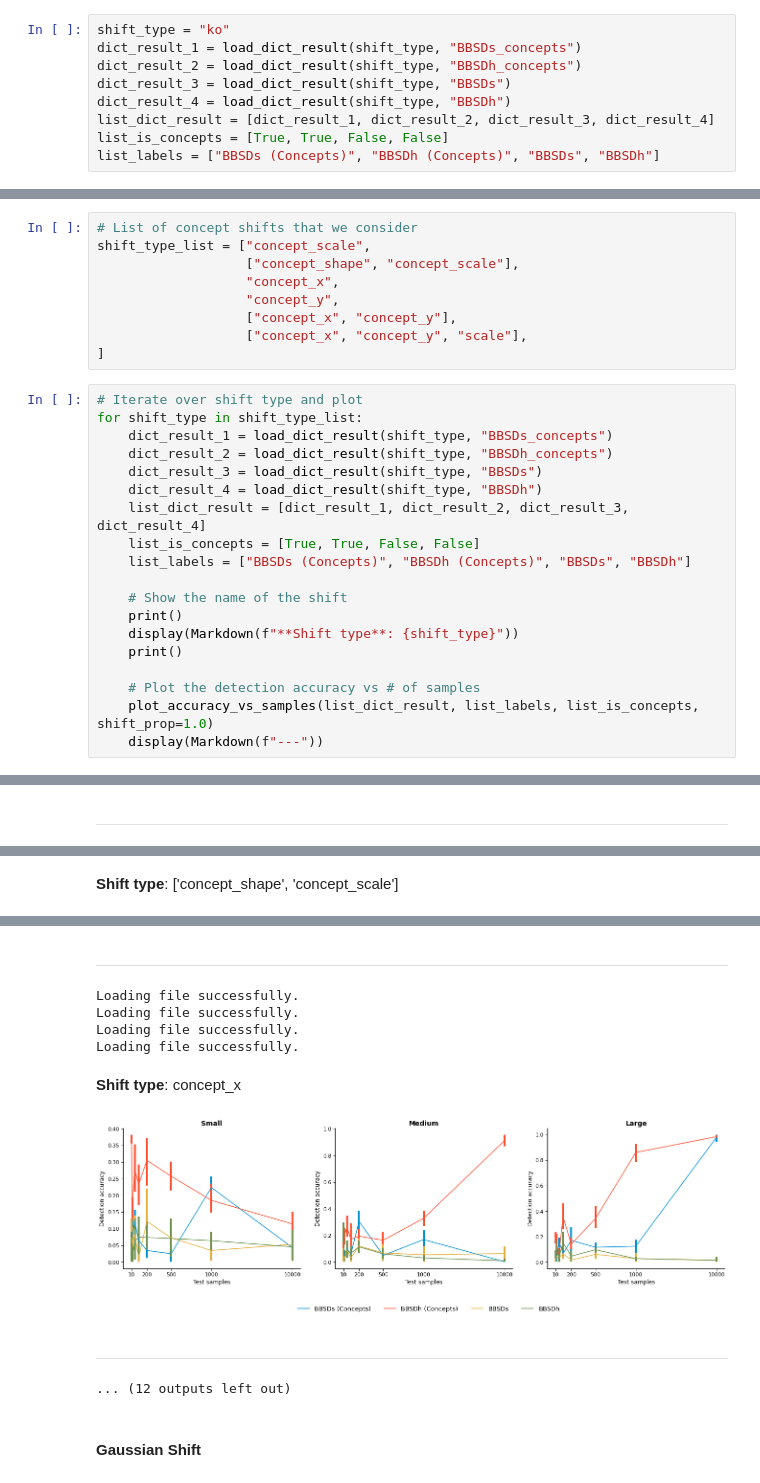
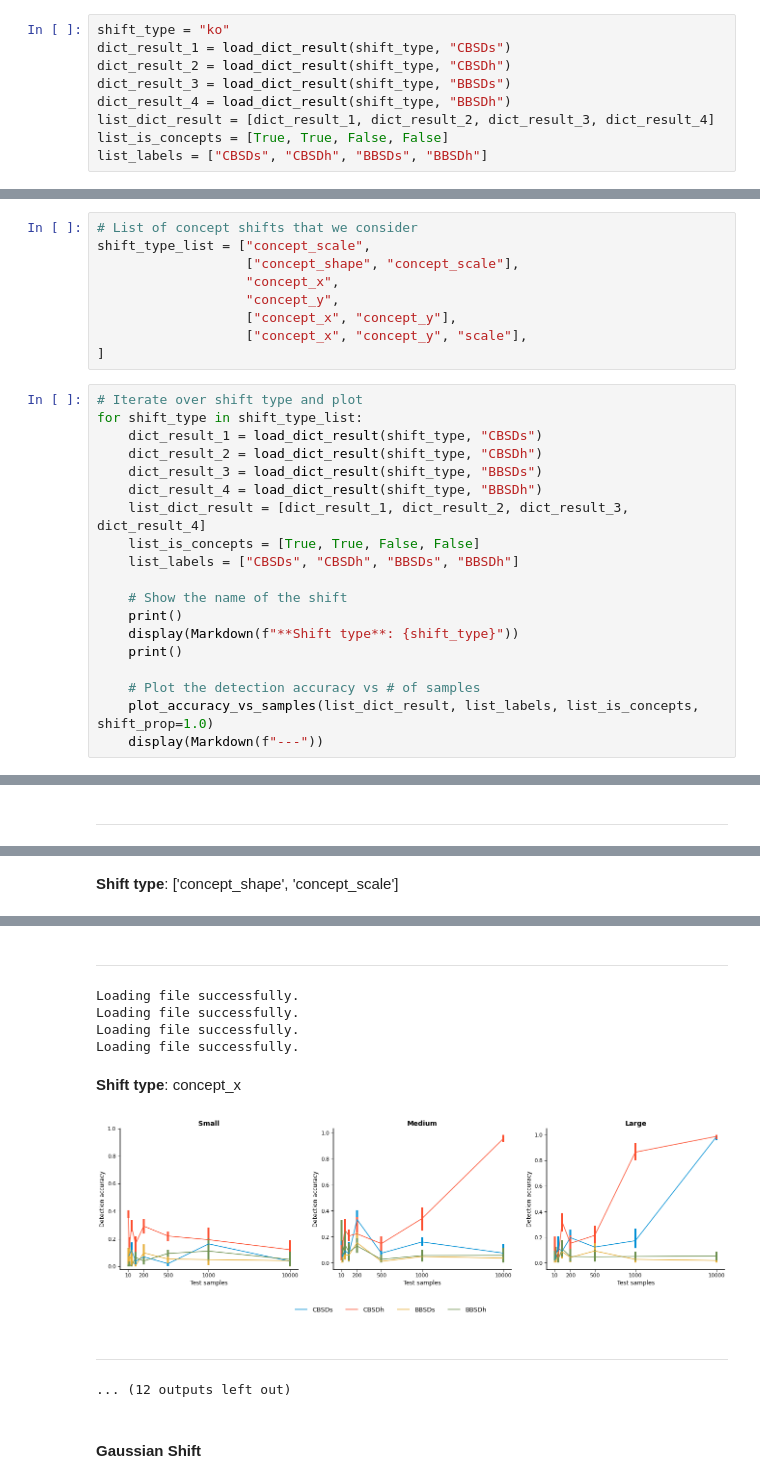
Before and after one commit to maleakhiw/explaining-dataset-shifts, a Jupyter notebook: notebooks/Label_Classifier_Results.ipynb, the cells around one changed output, grey strips where cells are left out. Drawn from its saved outputs; the diff is of its cells as text.

```diff
--- a/notebooks/Label_Classifier_Results.ipynb
+++ b/notebooks/Label_Classifier_Results.ipynb
@@ -291,13 +339,13 @@ The figure plot how detection accuracy changes over different test (real-world)
 #### Knockout Shift
 # %%
 shift_type = "ko"
-dict_result_1 = load_dict_result(shift_type, "BBSDs_concepts")
-dict_result_2 = load_dict_result(shift_type, "BBSDh_concepts")
+dict_result_1 = load_dict_result(shift_type, "CBSDs")
+dict_result_2 = load_dict_result(shift_type, "CBSDh")
 dict_result_3 = load_dict_result(shift_type, "BBSDs")
 dict_result_4 = load_dict_result(shift_type, "BBSDh")
 list_dict_result = [dict_result_1, dict_result_2, dict_result_3, dict_result_4]
 list_is_concepts = [True, True, False, False]
-list_labels = ["BBSDs (Concepts)", "BBSDh (Concepts)", "BBSDs", "BBSDh"]
+list_labels = ["CBSDs", "CBSDh", "BBSDs", "BBSDh"]
 # %% [output]
 Loading file successfully.
 Loading file successfully.
@@ -322,13 +370,13 @@ shift_type_list = ["concept_scale",
 # %%
 # Iterate over shift type and plot
 for shift_type in shift_type_list:
-    dict_result_1 = load_dict_result(shift_type, "BBSDs_concepts")
-    dict_result_2 = load_dict_result(shift_type, "BBSDh_concepts")
+    dict_result_1 = load_dict_result(shift_type, "CBSDs")
+    dict_result_2 = load_dict_result(shift_type, "CBSDh")
     dict_result_3 = load_dict_result(shift_type, "BBSDs")
     dict_result_4 = load_dict_result(shift_type, "BBSDh")
     list_dict_result = [dict_result_1, dict_result_2, dict_result_3, dict_result_4]
     list_is_concepts = [True, True, False, False]
-    list_labels = ["BBSDs (Concepts)", "BBSDh (Concepts)", "BBSDs", "BBSDh"]
+    list_labels = ["CBSDs", "CBSDh", "BBSDs", "BBSDh"]
 
     # Show the name of the shift
     print()
@@ -355,10 +403,10 @@ Loading file successfully.
 ---
 Loading file successfully.
 Loading file successfully.
 Loading file successfully.
 Loading file successfully.
 **Shift type**: concept_x
-[figure, old version]
+[figure, new version]
 ---
 ... (12 outputs left out)
 # %% [markdown]
```
Also changed, not shown: parts of 19 cells of this notebook, 3 other files.
